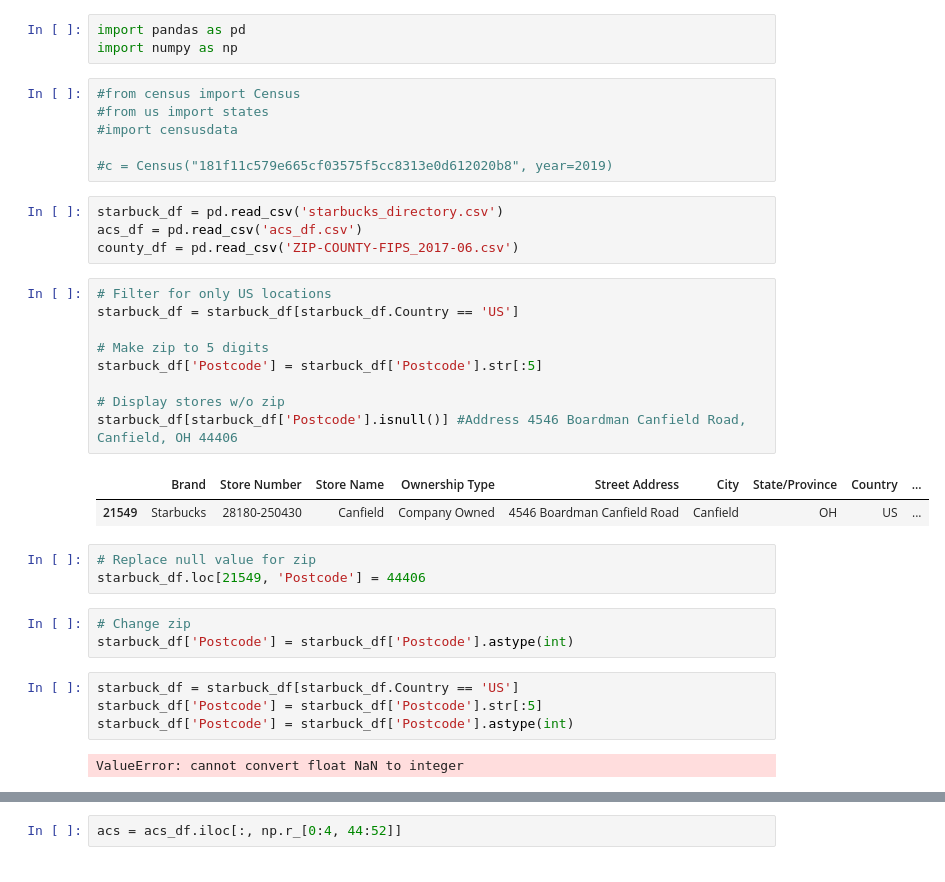
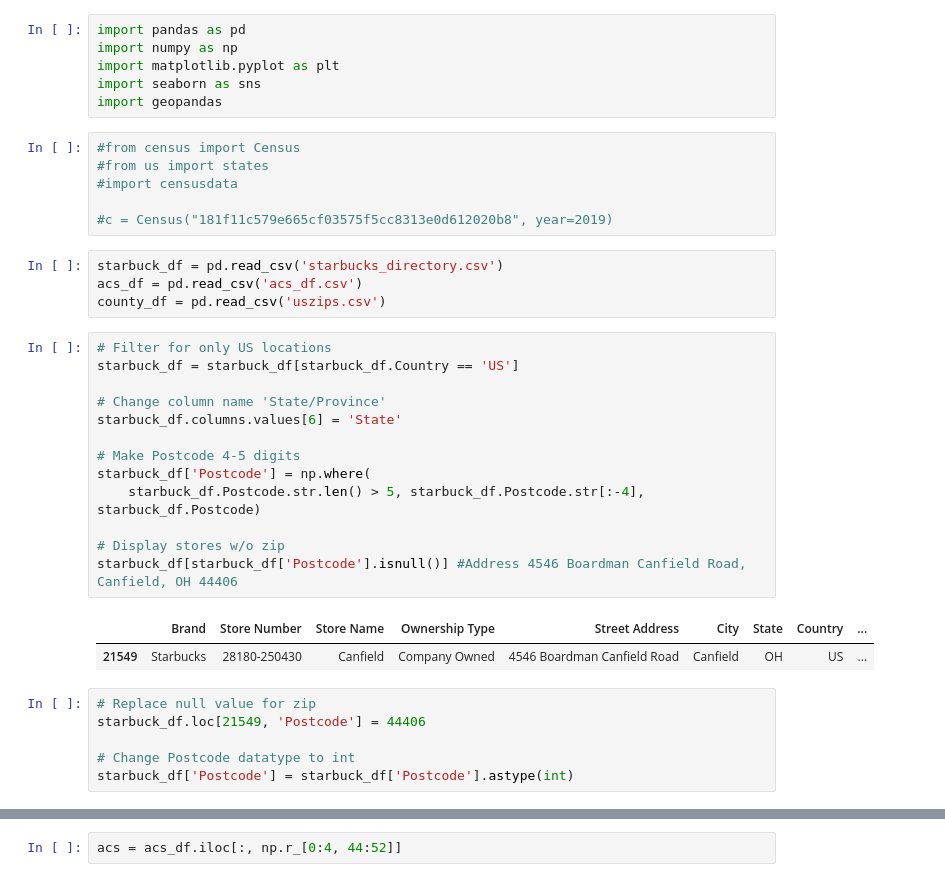
Before and after one commit to Purifect/DS6390_Starbucks_RetailStoresLocations, a Jupyter notebook: Starbucks_Locations.ipynb, the cells around one changed output, grey strips where cells are left out. Cells and saved outputs as stored; diff of their text form.

```diff
--- a/Starbucks_Locations.ipynb
+++ b/Starbucks_Locations.ipynb
@@ -1,6 +1,9 @@
 # %%
 import pandas as pd
 import numpy as np
+import matplotlib.pyplot as plt
+import seaborn as sns
+import geopandas
 # %%
 #from census import Census
 #from us import states
@@ -10,28 +13,26 @@ import numpy as np
 # %%
 starbuck_df = pd.read_csv('starbucks_directory.csv')
 acs_df = pd.read_csv('acs_df.csv')
-county_df = pd.read_csv('ZIP-COUNTY-FIPS_2017-06.csv')
+county_df = pd.read_csv('uszips.csv')
 # %%
 # Filter for only US locations
 starbuck_df = starbuck_df[starbuck_df.Country == 'US']
 
-# Make zip to 5 digits
-starbuck_df['Postcode'] = starbuck_df['Postcode'].str[:5]
+# Change column name 'State/Province'
+starbuck_df.columns.values[6] = 'State'
+
+# Make Postcode 4-5 digits
+starbuck_df['Postcode'] = np.where(
+    starbuck_df.Postcode.str.len() > 5, starbuck_df.Postcode.str[:-4], starbuck_df.Postcode)
 
 # Display stores w/o zip
 starbuck_df[starbuck_df['Postcode'].isnull()] #Address 4546 Boardman Canfield Road, Canfield, OH 44406
 # %% [output]
-|  | Brand | Store Number | Store Name | Ownership Type | Street Address | City | State/Province | Country | ... |
+|  | Brand | Store Number | Store Name | Ownership Type | Street Address | City | State | Country | ... |
 | 21549 | Starbucks | 28180-250430 | Canfield | Company Owned | 4546 Boardman Canfield Road | Canfield | OH | US | ... |
 # %%
 # Replace null value for zip
 starbuck_df.loc[21549, 'Postcode'] = 44406
+
+# Change Postcode datatype to int
+starbuck_df['Postcode'] = starbuck_df['Postcode'].astype(int)
-# %%
-# Change zip
-starbuck_df['Postcode'] = starbuck_df['Postcode'].astype(int)
-# %%
-starbuck_df = starbuck_df[starbuck_df.Country == 'US']
-starbuck_df['Postcode'] = starbuck_df['Postcode'].str[:5]
-starbuck_df['Postcode'] = starbuck_df['Postcode'].astype(int)
-# %% [output]
-ValueError: cannot convert float NaN to integer
```
Also changed, not shown: parts of 36 cells of this notebook, 28 other files.
